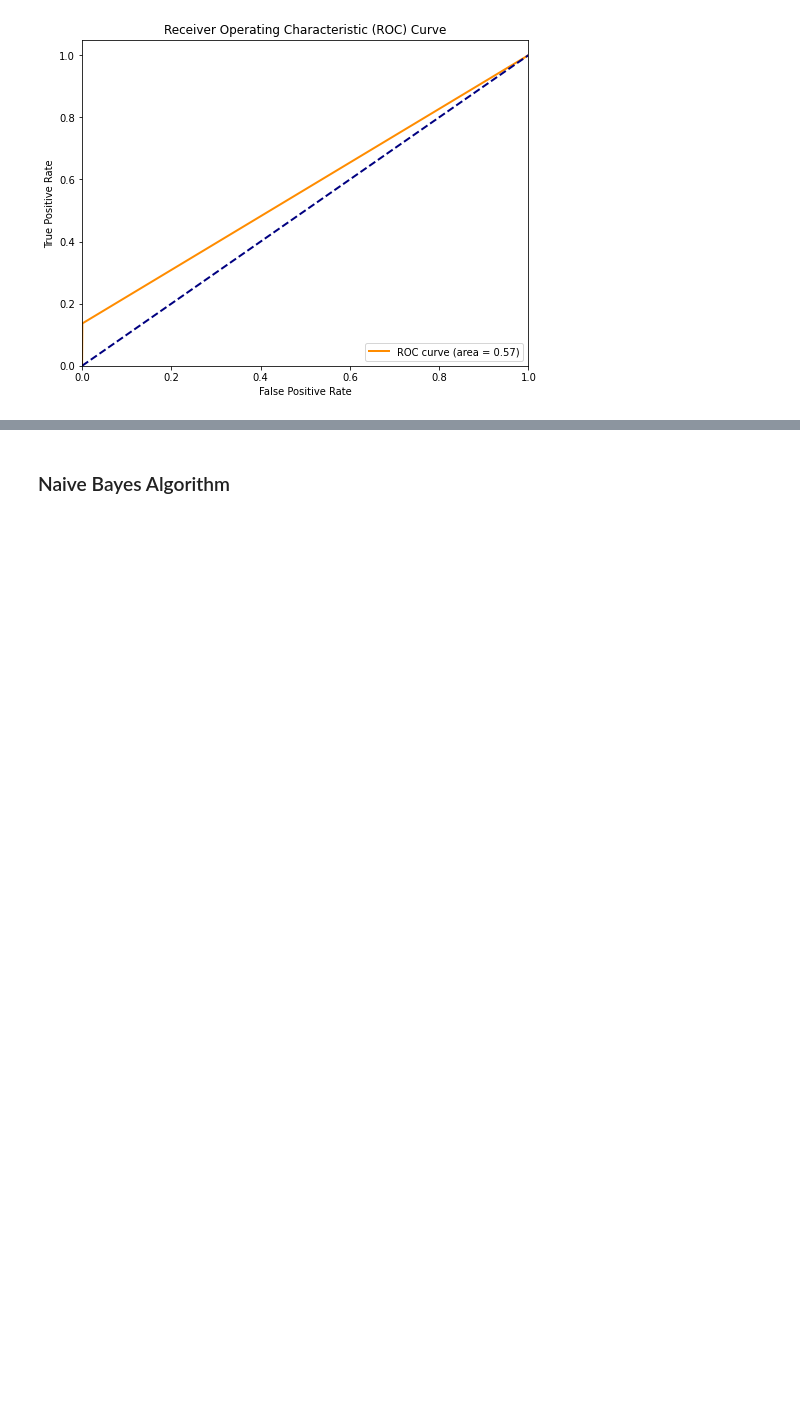
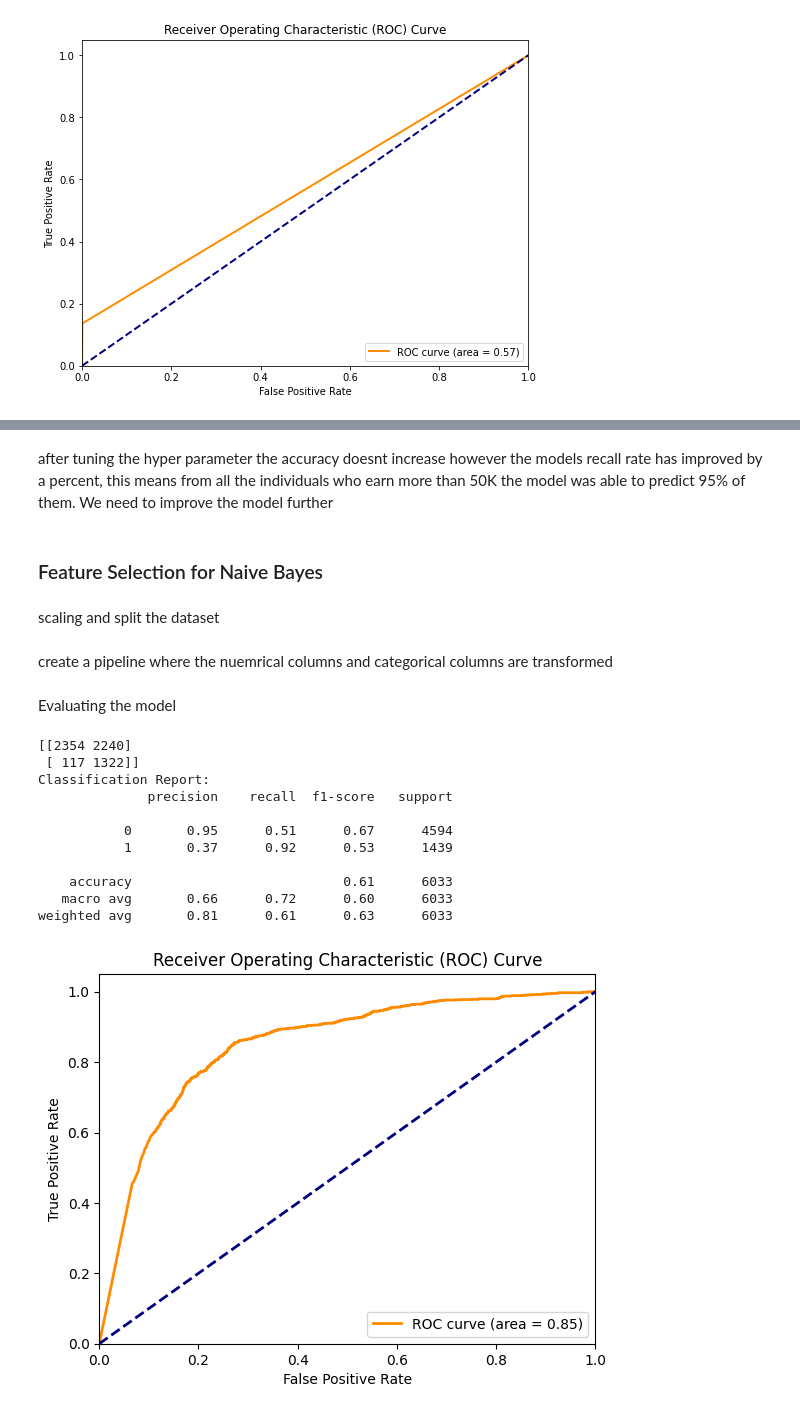
Before and after one commit to hammaadrizwan/Income-Classifier-using-Ensemble-algorithm, a Jupyter notebook: Notebook.ipynb, the cells around one changed output, grey strips where cells are left out. Saved outputs shown, nothing was run; the diff lists cells and outputs as text; code cells hidden in the pictures; blank space fills up the shorter version.

```diff
--- a/Notebook.ipynb
+++ b/Notebook.ipynb
@@ -436,2 +591,4 @@ plt.show()
+# %% [markdown]
+after tuning the hyper parameter the accuracy doesnt increase however the models recall rate has improved by a percent, this means from all the individuals who earn more than 50K the model was able to predict 95% of them. We need to improve the model further
 # %% [markdown]
-<h3>Naive Bayes Algorithm</h3>
+<h3>Feature Selection for Naive Bayes</h3>
@@ -437,0 +602,2 @@ plt.show()
+# %% [markdown]
+scaling and split the dataset
@@ -437,0 +612,58 @@ plt.show()
+# %% [markdown]
+create a pipeline where the nuemrical columns and categorical columns are transformed
+# %%
+from sklearn.naive_bayes import GaussianNB
+from sklearn.compose import ColumnTransformer
+from sklearn.pipeline import Pipeline
+
+preprocessor = ColumnTransformer( # transforming the numerical columns and categorical colums
+    transformers=[
+        ('num', numerical_transformer, numerical_columns),
+        ('cat', categorical_transformer, category_columns)
+    ])
+
+gnb = GaussianNB() # Trying gaussian Naive Bayes
+
+classifier_pipeline = Pipeline(steps=[('preprocessor', preprocessor),
+                           ('classifier', gnb)])
+
+classifier_pipeline.fit(X_train, y_train)
+
+y_pred = classifier_pipeline.predict(X_test)
+# %% [markdown]
+Evaluating the model
+# %%
+cm = confusion_matrix(y_test, y_pred)
+print(cm)
+print("Classification Report:")
+print(classification_report(y_test, y_pred))
+
+# ROC Curve
+y_prob = classifier_pipeline.predict_proba(X_test)[:, 1]
+fpr, tpr, thresholds = roc_curve(y_test, y_prob)
+roc_auc = roc_auc_score(y_test, y_prob)
+
+# Plot ROC curve
+plt.figure()
+plt.plot(fpr, tpr, color='darkorange', lw=2, label='ROC curve (area = %0.2f)' % roc_auc)
+plt.plot([0, 1], [0, 1], color='navy', lw=2, linestyle='--')
+plt.xlim([0.0, 1.0])
+plt.ylim([0.0, 1.05])
+plt.xlabel('False Positive Rate')
+plt.ylabel('True Positive Rate')
+plt.title('Receiver Operating Characteristic (ROC) Curve')
+plt.legend(loc="lower right")
+plt.show()
+# %% [output]
+[[2354 2240]
+ [ 117 1322]]
+Classification Report:
+              precision    recall  f1-score   support
+
+           0       0.95      0.51      0.67      4594
+           1       0.37      0.92      0.53      1439
+
+    accuracy                           0.61      6033
+   macro avg       0.66      0.72      0.60      6033
+weighted avg       0.81      0.61      0.63      6033
+[figure, added]
```
Also changed, not shown: parts of 30 cells of this notebook, 2 other files.
